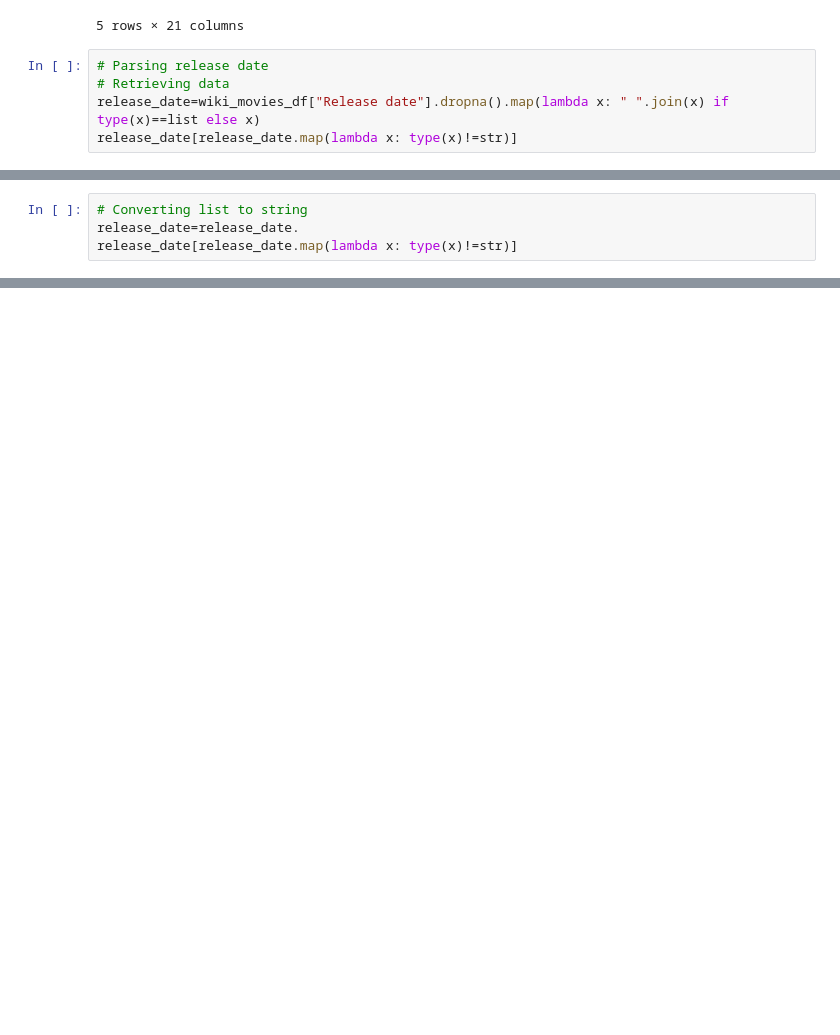
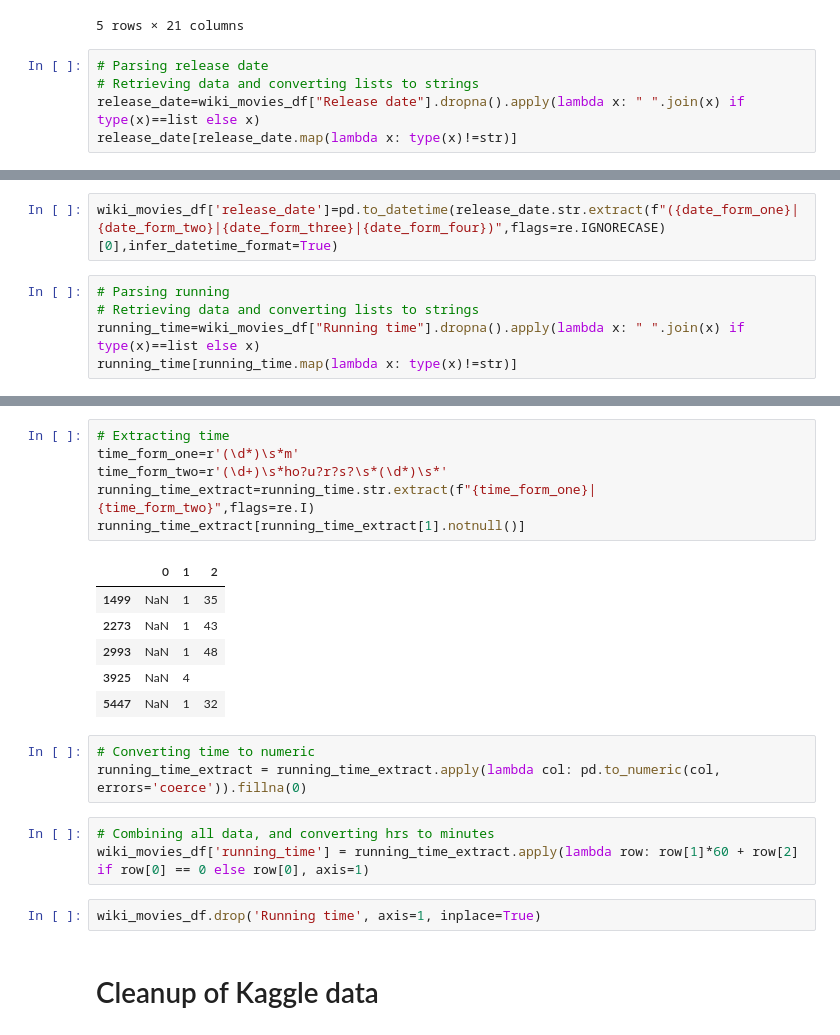
Before and after one commit to Dhanushree27/Movies-ETL, a Jupyter notebook: Movie Analysis.ipynb, the cells around one changed output, grey strips where cells are left out. Cells and saved outputs as stored; diff of their text form; blank space fills up the shorter version.

```diff
--- a/Movie Analysis.ipynb
+++ b/Movie Analysis.ipynb
@@ -478,7 +478,7 @@ wiki_movies_df.head()
 5 rows × 21 columns
 # %%
 # Parsing release date
-# Retrieving data
-release_date=wiki_movies_df["Release date"].dropna().map(lambda x: " ".join(x) if type(x)==list else x)
+# Retrieving data and converting lists to strings
+release_date=wiki_movies_df["Release date"].dropna().apply(lambda x: " ".join(x) if type(x)==list else x)
 release_date[release_date.map(lambda x: type(x)!=str)]
 # %% [output]
@@ -497,4 +485,0 @@ Name: Release date, Length: 6525, dtype: object
-# %%
-# Converting list to string
-release_date=release_date.
-release_date[release_date.map(lambda x: type(x)!=str)]
@@ -502,0 +493,7 @@ Series([], Name: Release date, dtype: object)
+# %%
+wiki_movies_df['release_date']=pd.to_datetime(release_date.str.extract(f"({date_form_one}|{date_form_two}|{date_form_three}|{date_form_four})",flags=re.IGNORECASE)[0],infer_datetime_format=True)
+# %%
+# Parsing running
+# Retrieving data and converting lists to strings
+running_time=wiki_movies_df["Running time"].dropna().apply(lambda x: " ".join(x) if type(x)==list else x)
+running_time[running_time.map(lambda x: type(x)!=str)]
@@ -502,0 +551,23 @@ Series([], Name: Release date, dtype: object)
+# %%
+# Extracting time
+time_form_one=r'(\d*)\s*m'
+time_form_two=r'(\d+)\s*ho?u?r?s?\s*(\d*)\s*'
+running_time_extract=running_time.str.extract(f"{time_form_one}|{time_form_two}",flags=re.I)
+running_time_extract[running_time_extract[1].notnull()]
+# %% [output]
+|  | 0 | 1 | 2 |
+| 1499 | NaN | 1 | 35 |
+| 2273 | NaN | 1 | 43 |
+| 2993 | NaN | 1 | 48 |
+| 3925 | NaN | 4 |  |
+| 5447 | NaN | 1 | 32 |
+# %%
+# Converting time to numeric
+running_time_extract = running_time_extract.apply(lambda col: pd.to_numeric(col, errors='coerce')).fillna(0)
+# %%
+# Combining all data, and converting hrs to minutes
+wiki_movies_df['running_time'] = running_time_extract.apply(lambda row: row[1]*60 + row[2] if row[0] == 0 else row[0], axis=1)
+# %%
+wiki_movies_df.drop('Running time', axis=1, inplace=True)
+# %% [markdown]
+# Cleanup of Kaggle data
```
Also changed, not shown: parts of 23 cells of this notebook.
